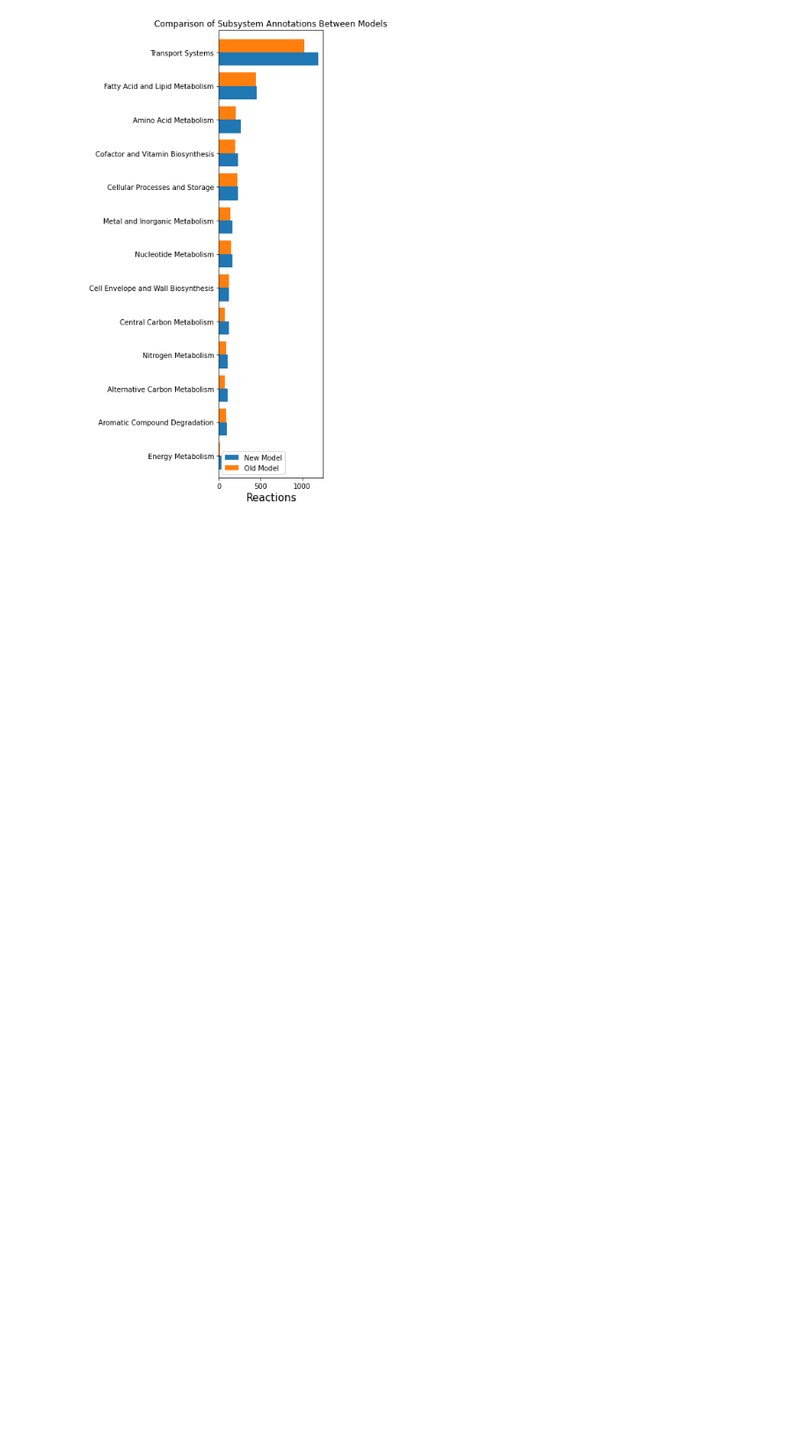
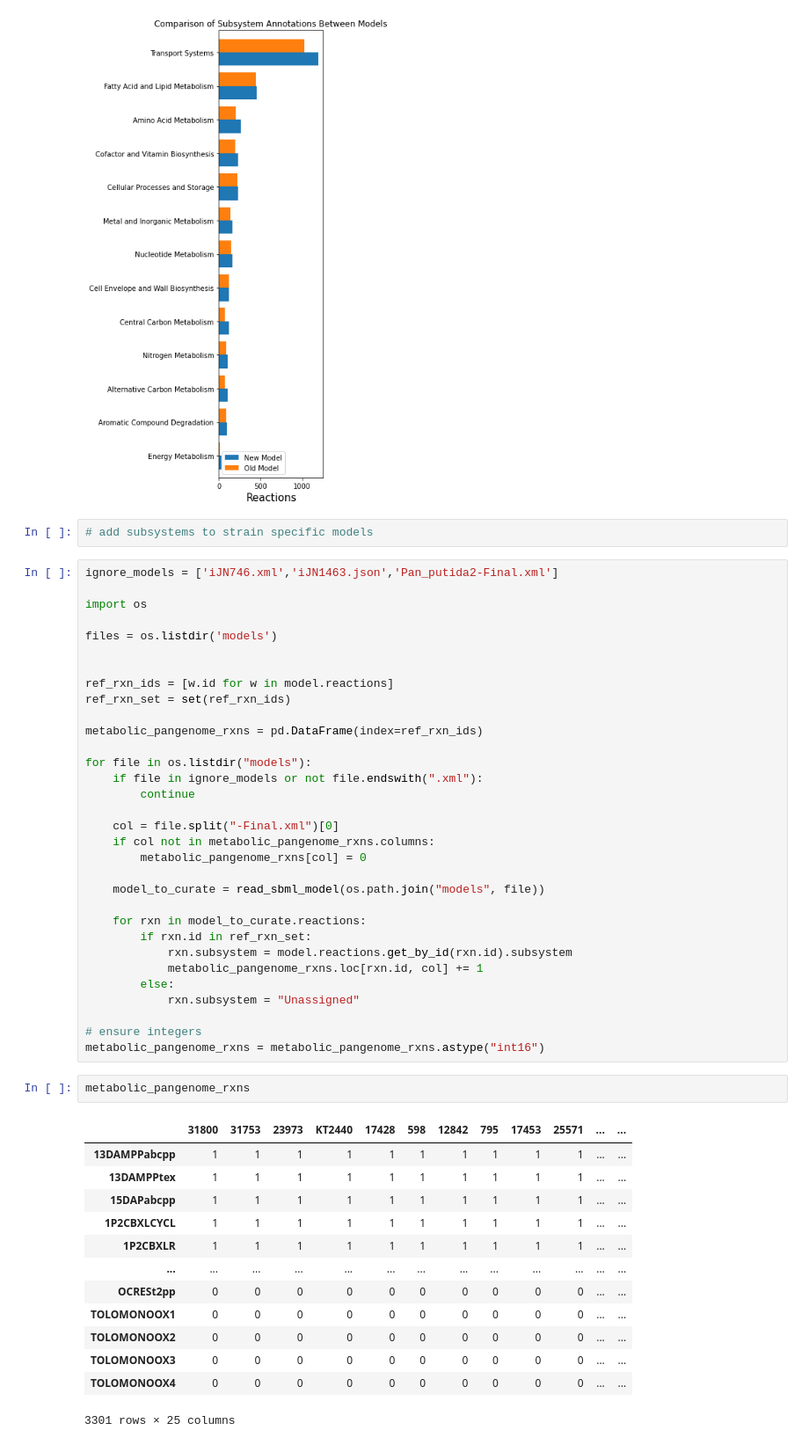
Before and after one commit to SBRG/Pseudomonas_putida_GEMs, a Jupyter notebook: subsystem_annotation.ipynb, the cells around one changed output. Shown at 88% size. Cells and saved outputs as stored; diff of their text form; blank space fills up the shorter version.

```diff
--- a/subsystem_annotation.ipynb
+++ b/subsystem_annotation.ipynb
@@ -290,3 +284,53 @@ plt.tight_layout()
 plt.show()
 # %% [output]
 [figure]
+# %%
+# add subsystems to strain specific models
+# %%
+ignore_models = ['iJN746.xml','iJN1463.json','Pan_putida2-Final.xml']
+
+import os
+
+files = os.listdir('models')
+
+
+ref_rxn_ids = [w.id for w in model.reactions]
+ref_rxn_set = set(ref_rxn_ids)
+
+metabolic_pangenome_rxns = pd.DataFrame(index=ref_rxn_ids)
+
+for file in os.listdir("models"):
+    if file in ignore_models or not file.endswith(".xml"):
+        continue
+
+    col = file.split("-Final.xml")[0]
+    if col not in metabolic_pangenome_rxns.columns:
+        metabolic_pangenome_rxns[col] = 0
+
+    model_to_curate = read_sbml_model(os.path.join("models", file))
+
+    for rxn in model_to_curate.reactions:
+        if rxn.id in ref_rxn_set:
+            rxn.subsystem = model.reactions.get_by_id(rxn.id).subsystem
+            metabolic_pangenome_rxns.loc[rxn.id, col] += 1
+        else:
+            rxn.subsystem = "Unassigned"
+
+# ensure integers
+metabolic_pangenome_rxns = metabolic_pangenome_rxns.astype("int16")
+# %%
+metabolic_pangenome_rxns
+# %% [output]
+|  | 31800 | 31753 | 23973 | KT2440 | 17428 | 598 | 12842 | 795 | 17453 | 25571 | ... | ... |
+| 13DAMPPabcpp | 1 | 1 | 1 | 1 | 1 | 1 | 1 | 1 | 1 | 1 | ... | ... |
+| 13DAMPPtex | 1 | 1 | 1 | 1 | 1 | 1 | 1 | 1 | 1 | 1 | ... | ... |
+| 15DAPabcpp | 1 | 1 | 1 | 1 | 1 | 1 | 1 | 1 | 1 | 1 | ... | ... |
+| 1P2CBXLCYCL | 1 | 1 | 1 | 1 | 1 | 1 | 1 | 1 | 1 | 1 | ... | ... |
+| 1P2CBXLR | 1 | 1 | 1 | 1 | 1 | 1 | 1 | 1 | 1 | 1 | ... | ... |
+| ... | ... | ... | ... | ... | ... | ... | ... | ... | ... | ... | ... | ... |
+| OCRESt2pp | 0 | 0 | 0 | 0 | 0 | 0 | 0 | 0 | 0 | 0 | ... | ... |
+| TOLOMONOOX1 | 0 | 0 | 0 | 0 | 0 | 0 | 0 | 0 | 0 | 0 | ... | ... |
+| TOLOMONOOX2 | 0 | 0 | 0 | 0 | 0 | 0 | 0 | 0 | 0 | 0 | ... | ... |
+| TOLOMONOOX3 | 0 | 0 | 0 | 0 | 0 | 0 | 0 | 0 | 0 | 0 | ... | ... |
+| TOLOMONOOX4 | 0 | 0 | 0 | 0 | 0 | 0 | 0 | 0 | 0 | 0 | ... | ... |
+3301 rows × 25 columns
```
Also changed, not shown: parts of 10 cells of this notebook, 46 other files.
